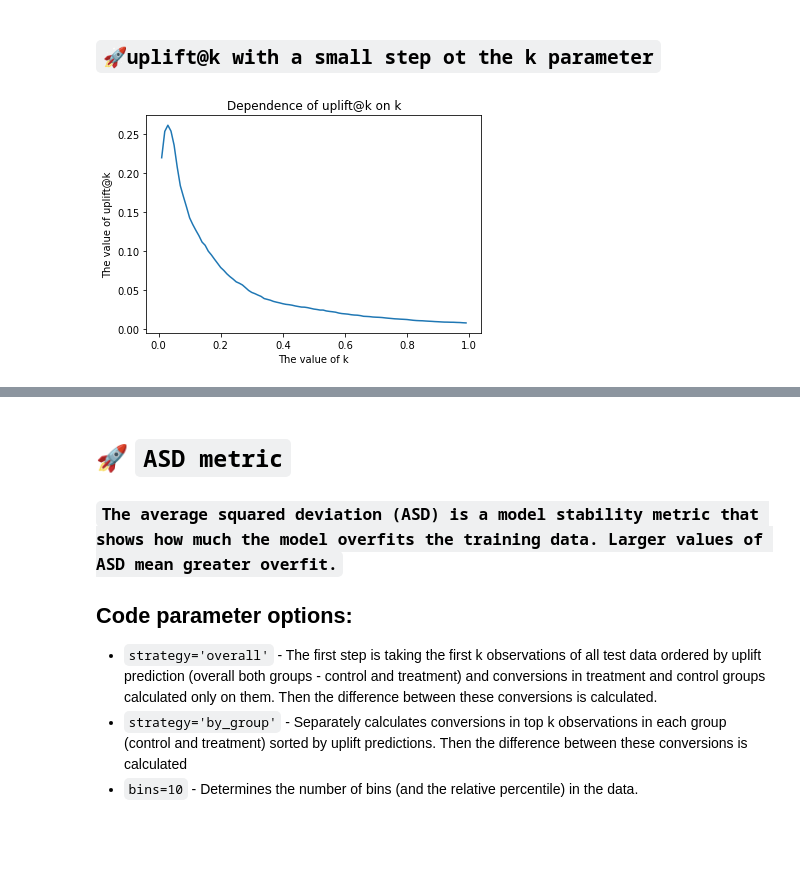
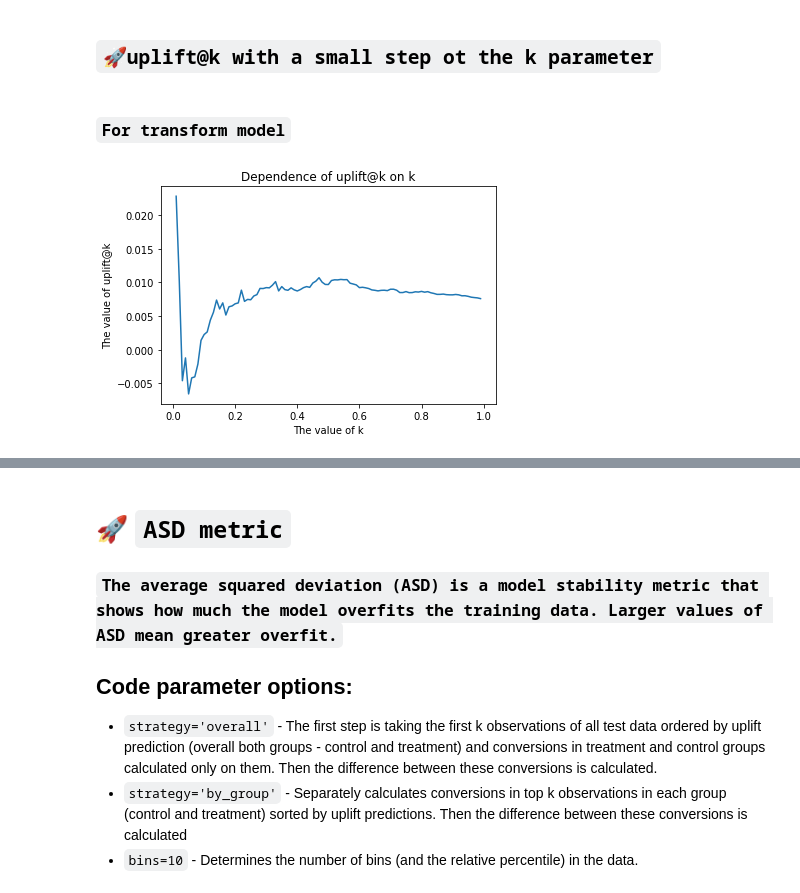
Before and after one commit to maks-sh/scikit-uplift, a Jupyter notebook: notebooks/uplift_metrics_tutorial_advanced.ipynb, the cells around one changed output, grey strips where cells are left out. Cells and saved outputs as stored; diff of their text form; code cells hidden in the pictures; blank space fills up the shorter version.

```diff
--- a/notebooks/uplift_metrics_tutorial_advanced.ipynb
+++ b/notebooks/uplift_metrics_tutorial_advanced.ipynb
@@ -215,16 +225,20 @@ from sklift.metrics import uplift_at_k
 import matplotlib.pyplot as plt
 import numpy as np
 
-values_uplift_k = []
+values_uplift_k_transform = []
+values_uplift_k_two = []
 values_k = []
 for k in np.arange(0.01,1,0.01):
-  values_uplift_k.append(uplift_at_k(y_val, uplift_ct_val, trmnt_val, strategy='overall', k=k))
+  values_uplift_k_transform.append(uplift_at_k(y_val, uplift_transform_model_val, trmnt_val, strategy='overall', k=k))
+  values_uplift_k_two.append(uplift_at_k(y_val, uplift_two_model, trmnt_val, strategy='overall', k=k))
   values_k.append(k)
-
-plt.plot(values_k, values_uplift_k)
-plt.title('Dependence of uplift@k on k')
-plt.xlabel('The value of k')
-plt.ylabel('The value of uplift@k')
-plt.show()
-# %% [output]
-[figure, removed]
+# %% [markdown]
+### `For transform model`
+# %%
+plt.plot(values_k, values_uplift_k_transform)
+plt.title('Dependence of uplift@k on k')
+plt.xlabel('The value of k')
+plt.ylabel('The value of uplift@k')
+plt.show()
+# %% [output]
+[figure, added]
```
Also changed, not shown: parts of 18 cells of this notebook.
